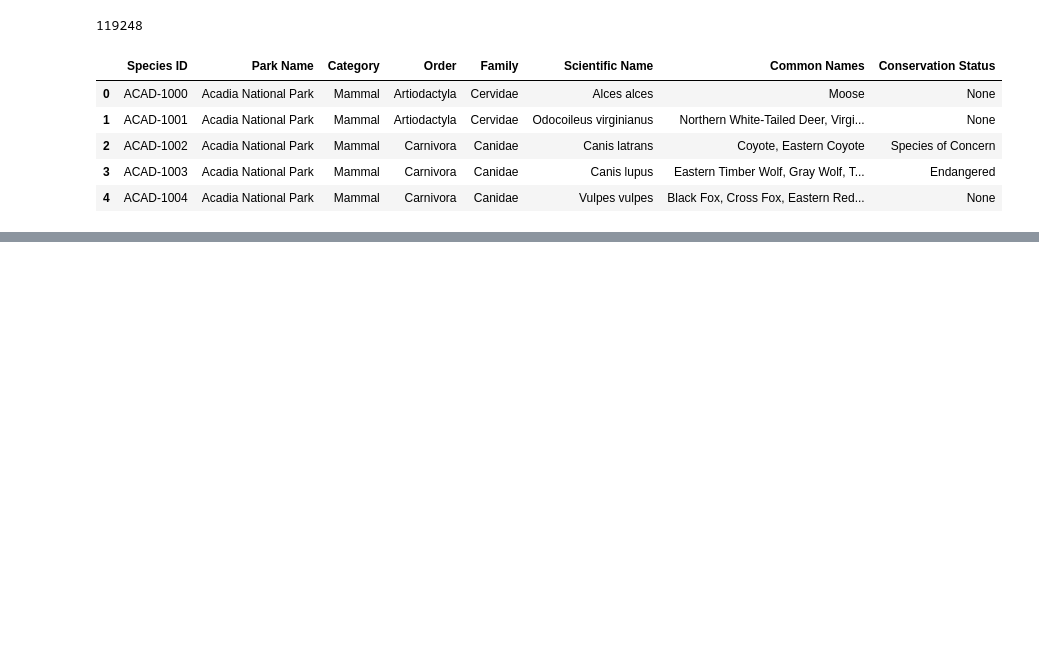
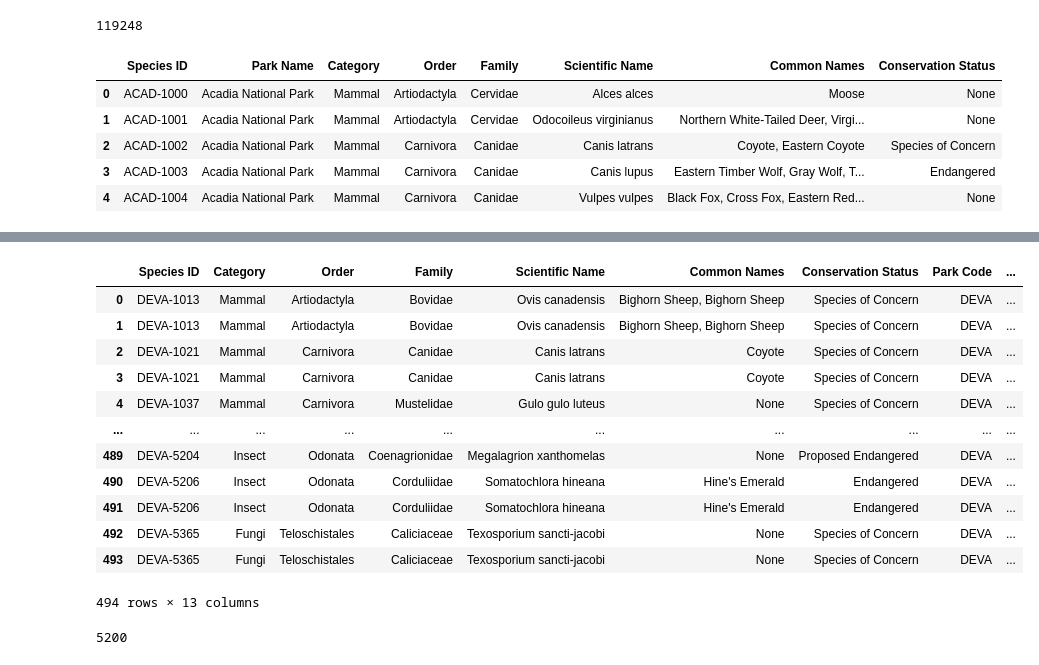
Before and after one commit to gabrielaza22/project-3-group-01, a Jupyter notebook: Sarah/Data_engineering_eda/Q3.ipynb, the cells around one changed output, grey strips where cells are left out. Saved outputs shown, nothing was run; the diff lists cells and outputs as text; code cells hidden in the pictures; blank space fills up the shorter version.

```diff
--- a/Sarah/Data_engineering_eda/Q3.ipynb
+++ b/Sarah/Data_engineering_eda/Q3.ipynb
@@ -80,0 +175,22 @@ parks_table.head()
+# %%
+# Confirm that states are split
+combined_df.loc[combined_df["Park Name"] == "Death Valley National Park"].reset_index(drop=True)
+# %% [output]
+|  | Species ID | Category | Order | Family | Scientific Name | Common Names | Conservation Status | Park Code | ... |
+| 0 | DEVA-1013 | Mammal | Artiodactyla | Bovidae | Ovis canadensis | Bighorn Sheep, Bighorn Sheep | Species of Concern | DEVA | ... |
+| 1 | DEVA-1013 | Mammal | Artiodactyla | Bovidae | Ovis canadensis | Bighorn Sheep, Bighorn Sheep | Species of Concern | DEVA | ... |
+| 2 | DEVA-1021 | Mammal | Carnivora | Canidae | Canis latrans | Coyote | Species of Concern | DEVA | ... |
+| 3 | DEVA-1021 | Mammal | Carnivora | Canidae | Canis latrans | Coyote | Species of Concern | DEVA | ... |
+| 4 | DEVA-1037 | Mammal | Carnivora | Mustelidae | Gulo gulo luteus | None | Species of Concern | DEVA | ... |
+| ... | ... | ... | ... | ... | ... | ... | ... | ... | ... |
+| 489 | DEVA-5204 | Insect | Odonata | Coenagrionidae | Megalagrion xanthomelas | None | Proposed Endangered | DEVA | ... |
+| 490 | DEVA-5206 | Insect | Odonata | Corduliidae | Somatochlora hineana | Hine's Emerald | Endangered | DEVA | ... |
+| 491 | DEVA-5206 | Insect | Odonata | Corduliidae | Somatochlora hineana | Hine's Emerald | Endangered | DEVA | ... |
+| 492 | DEVA-5365 | Fungi | Teloschistales | Caliciaceae | Texosporium sancti-jacobi | None | Species of Concern | DEVA | ... |
+| 493 | DEVA-5365 | Fungi | Teloschistales | Caliciaceae | Texosporium sancti-jacobi | None | Species of Concern | DEVA | ... |
+494 rows × 13 columns
+# %%
+# Save the dataframe to the database
+combined_df.to_sql('combined', engine, index=False, if_exists='replace')
+# %% [output]
+5200
```
Also changed, not shown: parts of 16 cells of this notebook, 2 other files.
